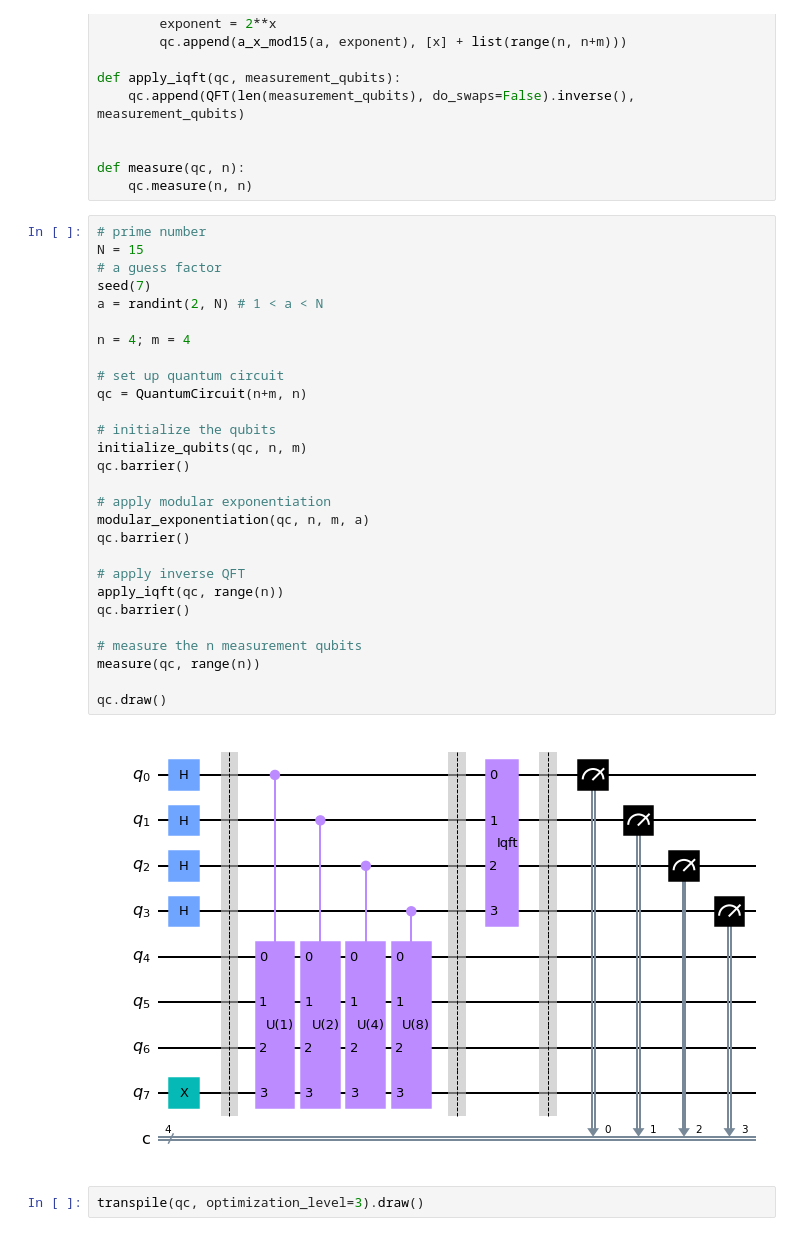
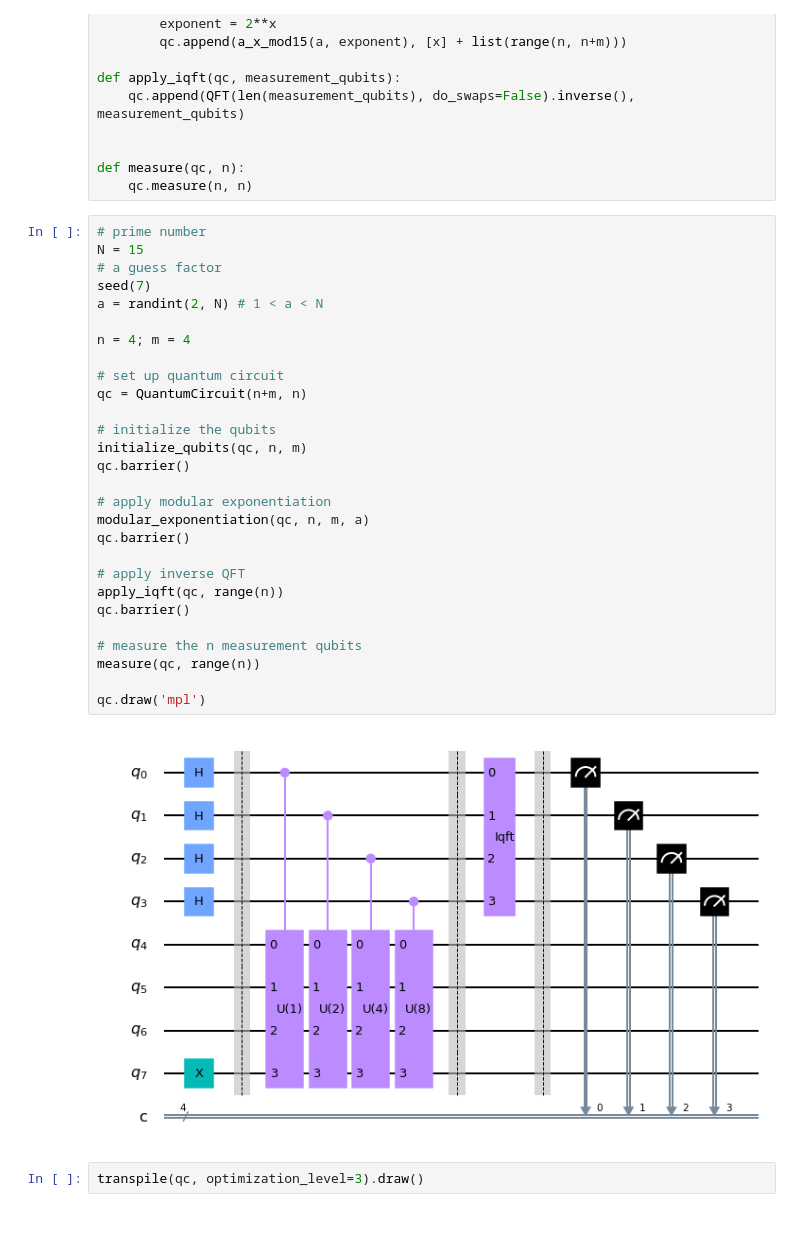
Before and after one commit to splch/quantumtales, a Jupyter notebook: code/Shor's Algorithm/Shor's Algorithm.ipynb, the cells around one changed output. Drawn from its saved outputs; the diff is of its cells as text.

```diff
--- a/code/Shor's Algorithm/Shor's Algorithm.ipynb
+++ b/code/Shor's Algorithm/Shor's Algorithm.ipynb
@@ -56,33 +60,33 @@ def measure(qc, n):
 # %%
 # prime number
 N = 15
 # a guess factor
 seed(7)
 a = randint(2, N) # 1 < a < N
 
 n = 4; m = 4
 
 # set up quantum circuit
 qc = QuantumCircuit(n+m, n)
 
 # initialize the qubits
 initialize_qubits(qc, n, m)
 qc.barrier()
 
 # apply modular exponentiation
 modular_exponentiation(qc, n, m, a)
 qc.barrier()
 
 # apply inverse QFT
 apply_iqft(qc, range(n))
 qc.barrier()
 
 # measure the n measurement qubits
 measure(qc, range(n))
 
-qc.draw()
+qc.draw('mpl')
 # %% [output]
-[figure, old version]
+[figure, new version]
 # %%
 transpile(qc, optimization_level=3).draw()
 # %%
```
Also changed, not shown: parts of 2 cells of this notebook, 3 other files.
